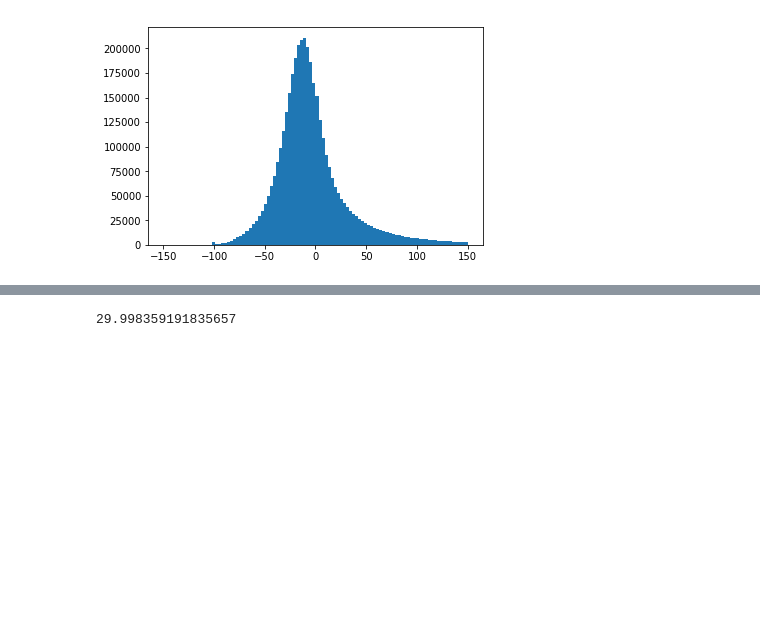
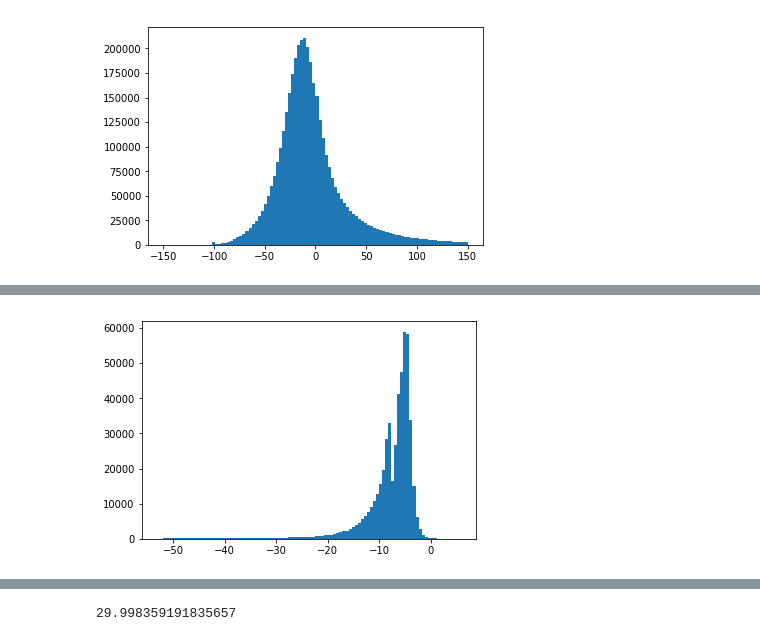
Before and after one commit to gingertom/buses, a Jupyter notebook: Data Exploration/long term/ST & NN for chains.ipynb, the cells around one changed output, grey strips where cells are left out. Drawn from its saved outputs; the diff is of its cells as text; code cells hidden in the pictures; blank space fills up the shorter version.

```diff
--- a/Data Exploration/long term/ST & NN for chains.ipynb
+++ b/Data Exploration/long term/ST & NN for chains.ipynb
@@ -598,5 +583,9 @@ ________________________________________________________________________________
 # %%
 test_y = scaler_target.inverse_transform(test_y_scaled)
+# %%
+plt.hist(test_y, bins=100);
+# %% [output]
+[figure, added]
 # %%
 mean_absolute_error(test_target, test_y)
 # %% [output]
```
Also changed, not shown: parts of 33 cells of this notebook, 1 other file.
